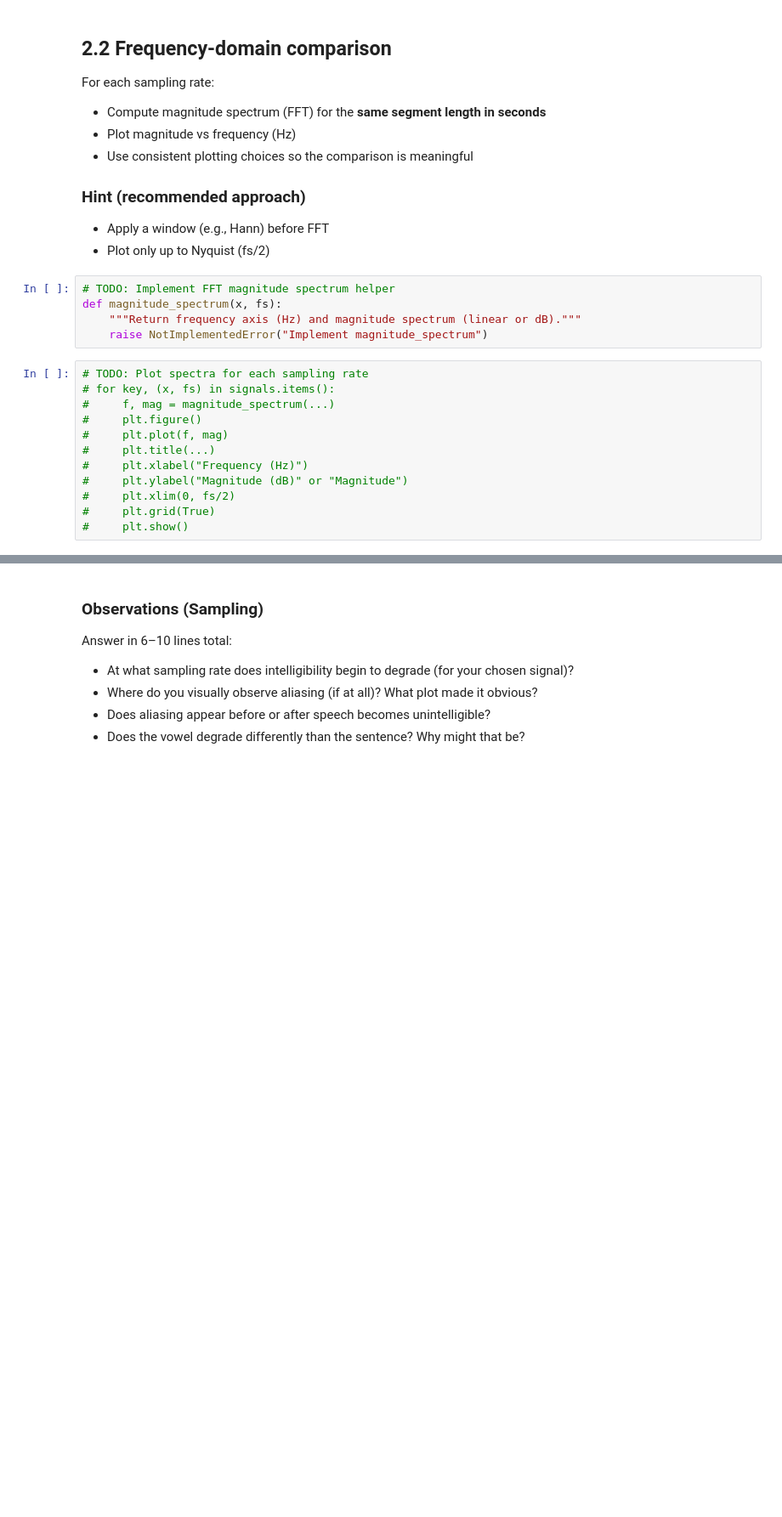
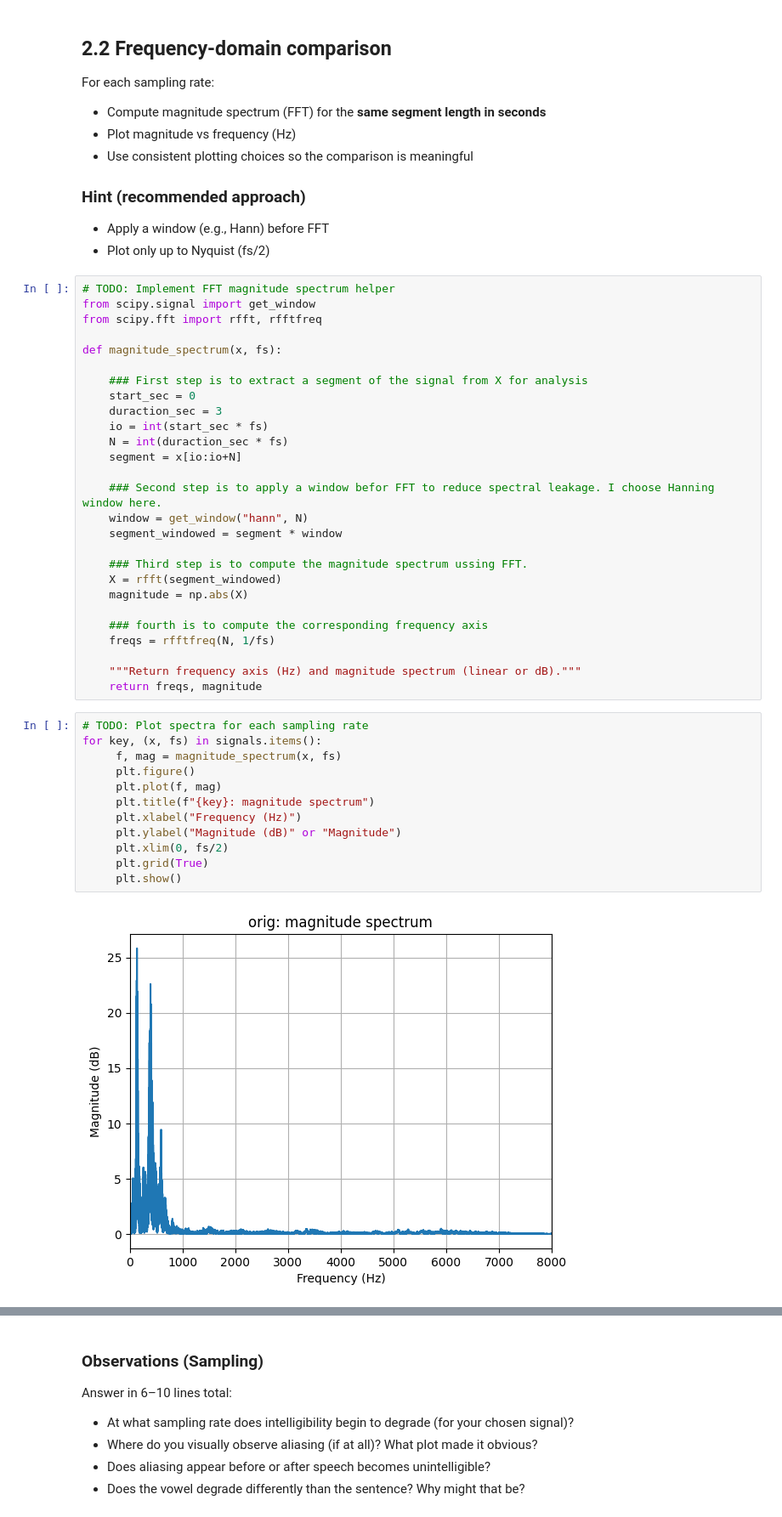
Before and after one commit to RonaldoLopezTucux/EE519, a Jupyter notebook: EE519_HW1/HW1_Notebook1_Recording_Sampling_Quantization.ipynb, the cells around one changed output, grey strips where cells are left out. Shown at 85% size. Drawn from its saved outputs; the diff is of its cells as text; blank space fills up the shorter version.

```diff
--- a/EE519_HW1/HW1_Notebook1_Recording_Sampling_Quantization.ipynb
+++ b/EE519_HW1/HW1_Notebook1_Recording_Sampling_Quantization.ipynb
@@ -264,18 +278,42 @@ For each sampling rate:
 - Plot only up to Nyquist (fs/2)
 # %%
 # TODO: Implement FFT magnitude spectrum helper
+from scipy.signal import get_window
+from scipy.fft import rfft, rfftfreq
+
 def magnitude_spectrum(x, fs):
+
+    ### First step is to extract a segment of the signal from X for analysis
+    start_sec = 0
+    duraction_sec = 3
+    io = int(start_sec * fs)
+    N = int(duraction_sec * fs)
+    segment = x[io:io+N]
+
+    ### Second step is to apply a window befor FFT to reduce spectral leakage. I choose Hanning window here.
+    window = get_window("hann", N)
+    segment_windowed = segment * window
+
+    ### Third step is to compute the magnitude spectrum ussing FFT.
+    X = rfft(segment_windowed)
+    magnitude = np.abs(X)
+
+    ### fourth is to compute the corresponding frequency axis
+    freqs = rfftfreq(N, 1/fs)
+
     """Return frequency axis (Hz) and magnitude spectrum (linear or dB)."""
-    raise NotImplementedError("Implement magnitude_spectrum")
+    return freqs, magnitude
 # %%
 # TODO: Plot spectra for each sampling rate
-# for key, (x, fs) in signals.items():
-#     f, mag = magnitude_spectrum(...)
-#     plt.figure()
-#     plt.plot(f, mag)
-#     plt.title(...)
-#     plt.xlabel("Frequency (Hz)")
-#     plt.ylabel("Magnitude (dB)" or "Magnitude")
-#     plt.xlim(0, fs/2)
-#     plt.grid(True)
-#     plt.show()
+for key, (x, fs) in signals.items():
+     f, mag = magnitude_spectrum(x, fs)
+     plt.figure()
+     plt.plot(f, mag)
+     plt.title(f"{key}: magnitude spectrum")
+     plt.xlabel("Frequency (Hz)")
+     plt.ylabel("Magnitude (dB)" or "Magnitude")
+     plt.xlim(0, fs/2)
+     plt.grid(True)
+     plt.show()
+# %% [output]
+[figure, added]
```
Also changed, not shown: parts of 20 cells of this notebook, 2 other files.
